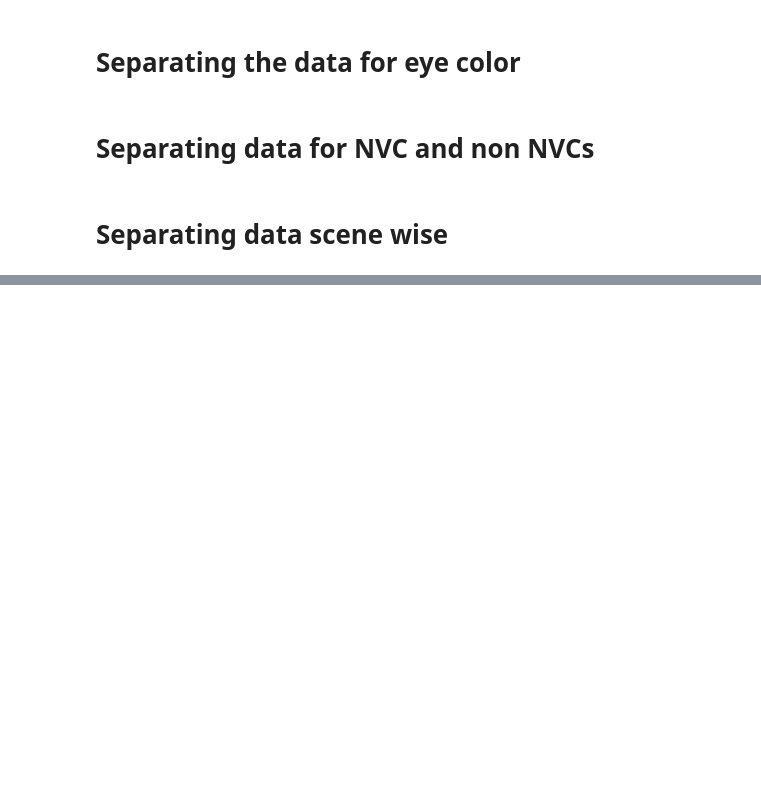
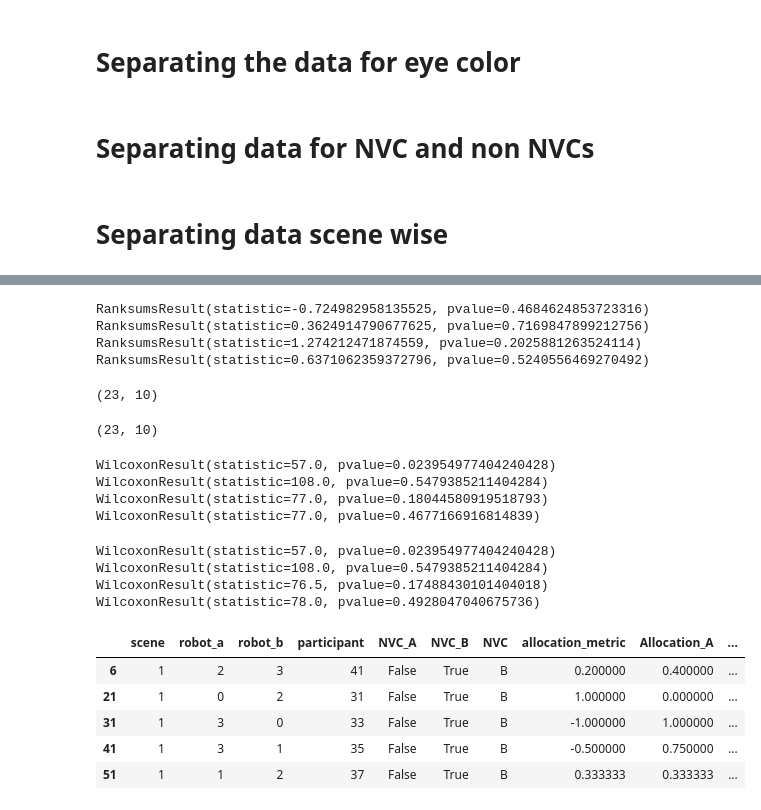
Before and after one commit to nilesh0109/PHRI_1920, a Jupyter notebook: evaluation/odd_even_participants_separate_evaluation.ipynb, the cells around one changed output, grey strips where cells are left out. Cells and saved outputs as stored; diff of their text form; code cells hidden in the pictures; blank space fills up the shorter version.

Commit message:
ranksum for eye

```diff
--- a/evaluation/odd_even_participants_separate_evaluation.ipynb
+++ b/evaluation/odd_even_participants_separate_evaluation.ipynb
@@ -394,7 +362,7 @@ def separate_red_yellow_eyes_data(data, swap_heads_id):
 # Separating data for NVC and non NVCs
 # %%
 ## separates nv and non nvc data with scene number > scene_num
-def separate_NVC_nonNVC(data, scene_num):
+def separate_NVC_nonNVC(data, scene_num=0):
     odd_participants_data = data[data["participant"] % 2 != 0]
     odd_participants_data = odd_participants_data[odd_participants_data["scene"] > scene_num]
 
@@ -557,0 +465,8 @@ temp[temp['participant']==33]
+# %%
+raw_data['Allocation_A']=raw_data['robot_a'] / (raw_data['robot_a'] + raw_data['robot_b'])
+raw_data['Allocation_B']=raw_data['robot_b'] / (raw_data['robot_a'] + raw_data['robot_b'])
+# %%
+even, odd = separate_NVC_nonNVC(raw_data)
+# %%
+e_s1, e_s2, e_s3, e_s4 = separate_data_scene_wise(even)
+o_s1, o_s2, o_s3, o_s4 = separate_data_scene_wise(odd)
@@ -557,0 +513,47 @@ temp[temp['participant']==33]
+# %%
+print(wilcoxon_ranksum_test(e_s1, o_s1, 'Allocation_B'))
+print(wilcoxon_ranksum_test(e_s2, o_s2, 'Allocation_B'))
+print(wilcoxon_ranksum_test(e_s3, o_s3, 'Allocation_B'))
+print(wilcoxon_ranksum_test(e_s4, o_s4, 'Allocation_B'))
+# %% [output]
+RanksumsResult(statistic=-0.724982958135525, pvalue=0.4684624853723316)
+RanksumsResult(statistic=0.3624914790677625, pvalue=0.7169847899212756)
+RanksumsResult(statistic=1.274212471874559, pvalue=0.2025881263524114)
+RanksumsResult(statistic=0.6371062359372796, pvalue=0.5240556469270492)
+# %%
+e_s1.shape
+# %% [output]
+(23, 10)
+# %%
+o_s1.shape
+# %% [output]
+(23, 10)
+# %%
+print(stats.wilcoxon(e_s1['Allocation_A'], o_s1['Allocation_A']))
+print(stats.wilcoxon(e_s2['Allocation_A'], o_s2['Allocation_A']))
+print(stats.wilcoxon(e_s3['Allocation_A'], o_s3['Allocation_A']))
+print(stats.wilcoxon(e_s4['Allocation_A'], o_s4['Allocation_A']))
+# %% [output]
+WilcoxonResult(statistic=57.0, pvalue=0.023954977404240428)
+WilcoxonResult(statistic=108.0, pvalue=0.5479385211404284)
+WilcoxonResult(statistic=77.0, pvalue=0.18044580919518793)
+WilcoxonResult(statistic=77.0, pvalue=0.4677166916814839)
+# %%
+print(stats.wilcoxon(o_s1['Allocation_B'], e_s1['Allocation_B']))
+print(stats.wilcoxon(o_s2['Allocation_B'], e_s2['Allocation_B']))
+print(stats.wilcoxon(o_s3['Allocation_B'], e_s3['Allocation_B']))
+print(stats.wilcoxon(o_s4['Allocation_B'], e_s4['Allocation_B']))
+# %% [output]
+WilcoxonResult(statistic=57.0, pvalue=0.023954977404240428)
+WilcoxonResult(statistic=108.0, pvalue=0.5479385211404284)
+WilcoxonResult(statistic=76.5, pvalue=0.17488430101404018)
+WilcoxonResult(statistic=78.0, pvalue=0.4928047040675736)
+# %%
+o_s1.head()
+# %% [output]
+|  | scene | robot_a | robot_b | participant | NVC_A | NVC_B | NVC | allocation_metric | Allocation_A | ... |
+| 6 | 1 | 2 | 3 | 41 | False | True | B | 0.200000 | 0.400000 | ... |
+| 21 | 1 | 0 | 2 | 31 | False | True | B | 1.000000 | 0.000000 | ... |
+| 31 | 1 | 3 | 0 | 33 | False | True | B | -1.000000 | 1.000000 | ... |
+| 41 | 1 | 3 | 1 | 35 | False | True | B | -0.500000 | 0.750000 | ... |
+| 51 | 1 | 1 | 2 | 37 | False | True | B | 0.333333 | 0.333333 | ... |
```
Also changed, not shown: parts of 17 cells of this notebook.
